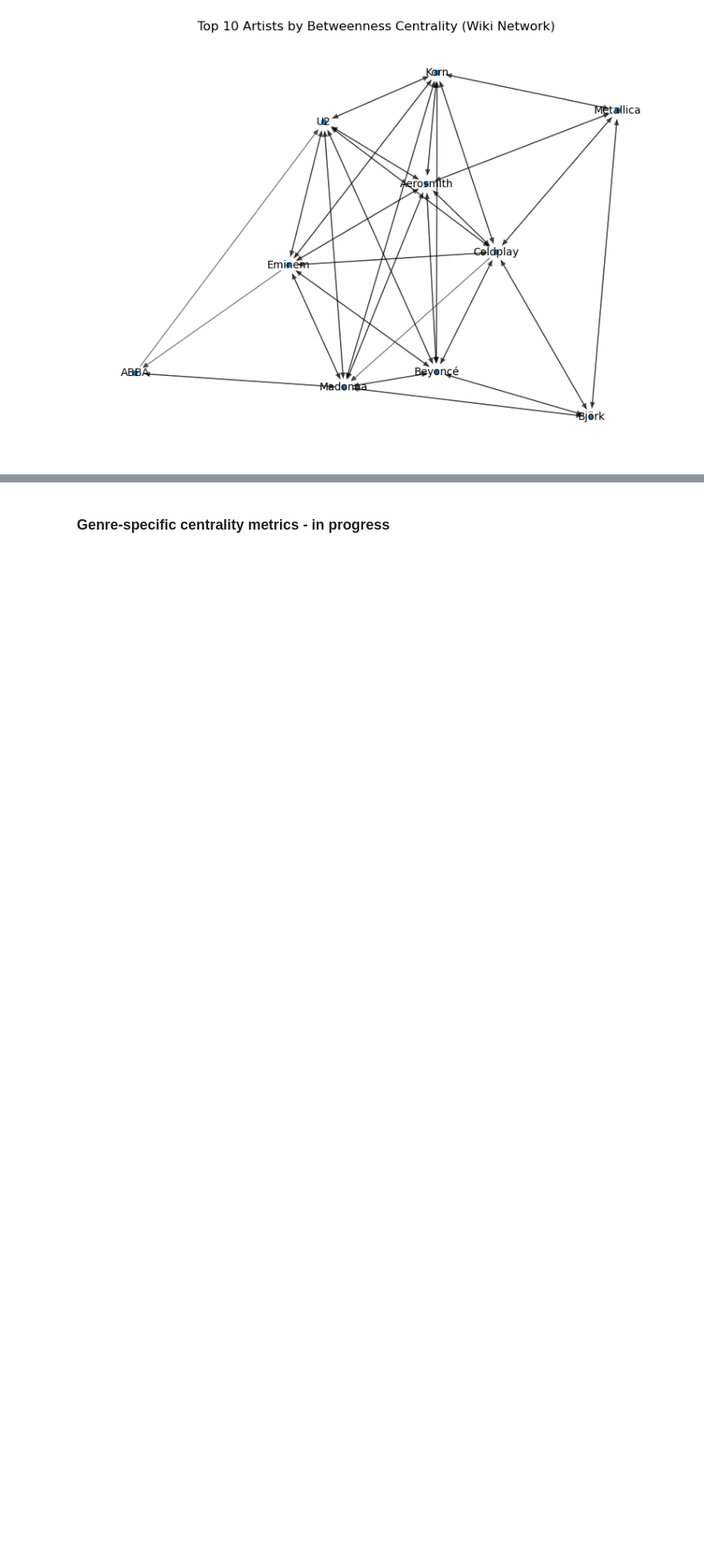
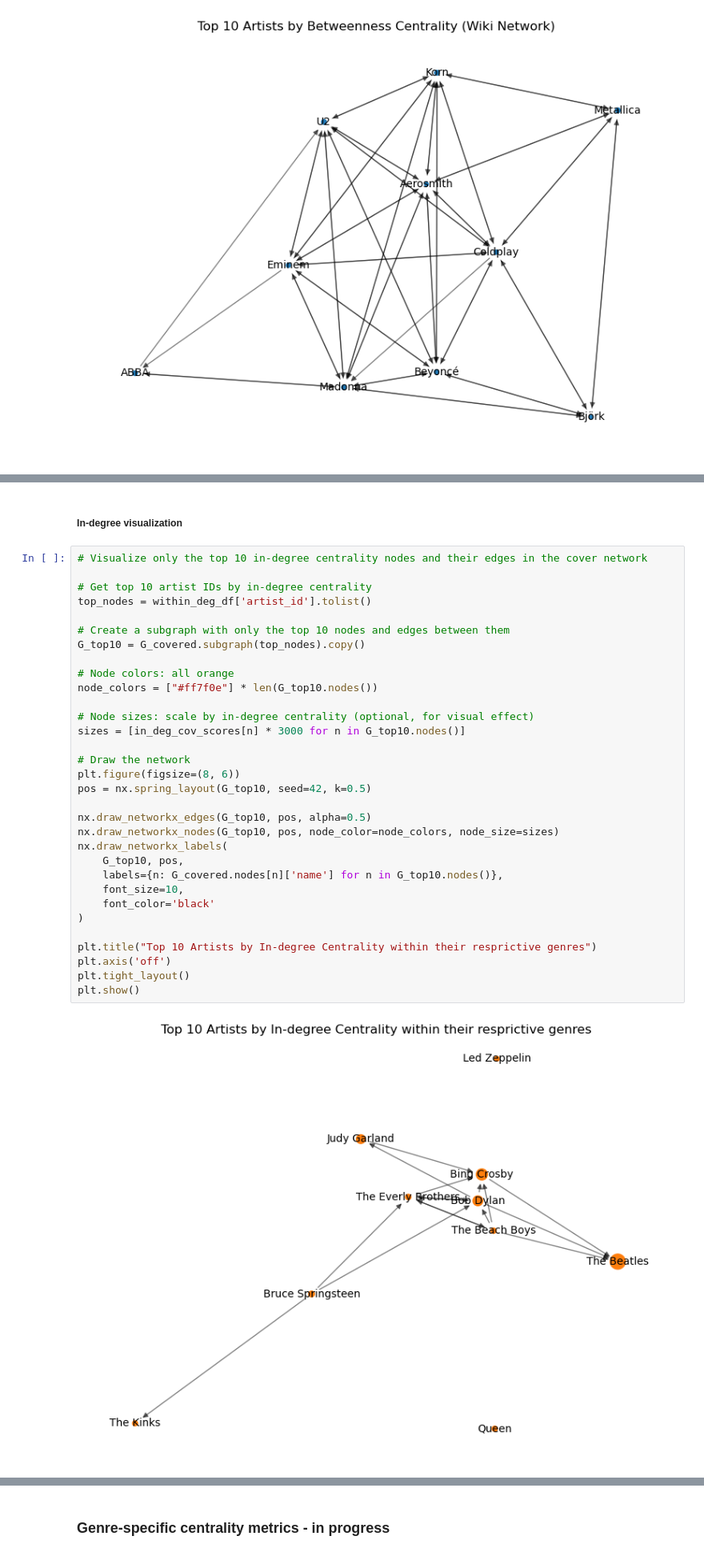
Before and after one commit to freiraum-bq/Music_Project, a Jupyter notebook: python/integrated.ipynb, the cells around one changed output, grey strips where cells are left out. Shown at 80% size. Drawn from its saved outputs; the diff is of its cells as text; blank space fills up the shorter version.

Commit message:
genre analysis

```diff
--- a/python/integrated.ipynb
+++ b/python/integrated.ipynb
@@ -841,0 +983,36 @@ plt.show()
+# %% [markdown]
+##### In-degree visualization
+# %%
+# Visualize only the top 10 in-degree centrality nodes and their edges in the cover network
+
+# Get top 10 artist IDs by in-degree centrality
+top_nodes = within_deg_df['artist_id'].tolist()
+
+# Create a subgraph with only the top 10 nodes and edges between them
+G_top10 = G_covered.subgraph(top_nodes).copy()
+
+# Node colors: all orange
+node_colors = ["#ff7f0e"] * len(G_top10.nodes())
+
+# Node sizes: scale by in-degree centrality (optional, for visual effect)
+sizes = [in_deg_cov_scores[n] * 3000 for n in G_top10.nodes()]
+
+# Draw the network
+plt.figure(figsize=(8, 6))
+pos = nx.spring_layout(G_top10, seed=42, k=0.5)
+
+nx.draw_networkx_edges(G_top10, pos, alpha=0.5)
+nx.draw_networkx_nodes(G_top10, pos, node_color=node_colors, node_size=sizes)
+nx.draw_networkx_labels(
+    G_top10, pos,
+    labels={n: G_covered.nodes[n]['name'] for n in G_top10.nodes()},
+    font_size=10,
+    font_color='black'
+)
+
+plt.title("Top 10 Artists by In-degree Centrality within their resprictive genres")
+plt.axis('off')
+plt.tight_layout()
+plt.show()
+# %% [output]
+[figure, added]
```
Also changed, not shown: parts of 29 cells of this notebook.
